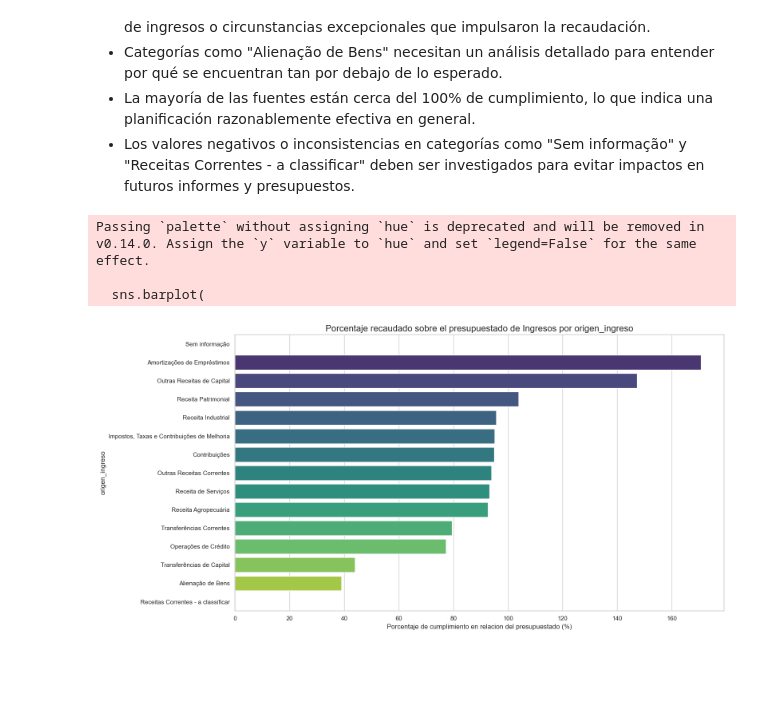
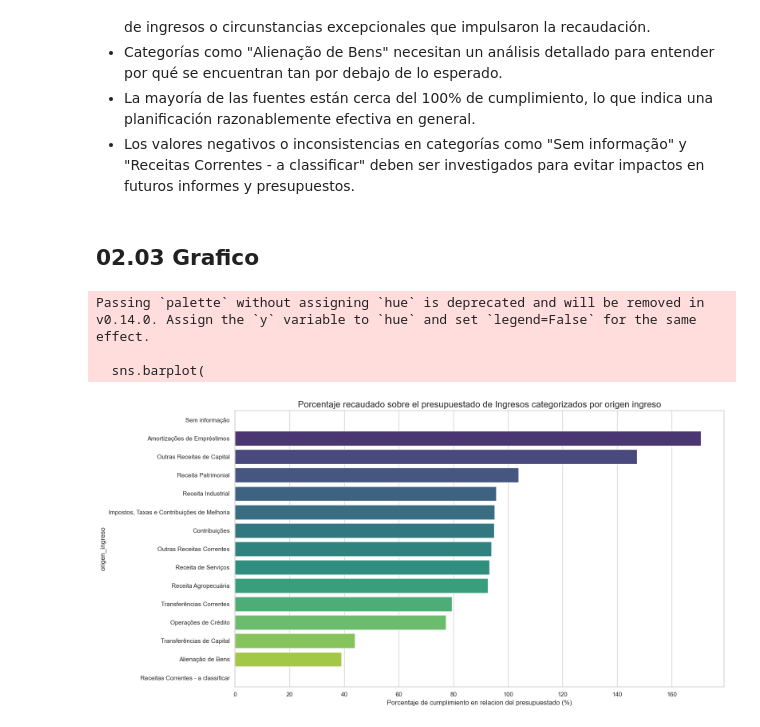
Before and after one commit to aSalomon96/Proyecto2_Ingresos_publicos_BRA, a Jupyter notebook: tratamiento/02_EDAs.ipynb, the cells around one changed output. Cells and saved outputs as stored; diff of their text form; code cells hidden in the pictures; blank space fills up the shorter version.

```diff
--- a/tratamiento/02_EDAs.ipynb
+++ b/tratamiento/02_EDAs.ipynb
@@ -203,29 +203,31 @@ df_cat_econom
 - Categorías como "Alienação de Bens" necesitan un análisis detallado para entender por qué se encuentran tan por debajo de lo esperado.
 - La mayoría de las fuentes están cerca del 100% de cumplimiento, lo que indica una planificación razonablemente efectiva en general.
 - Los valores negativos o inconsistencias en categorías como "Sem informação" y "Receitas Correntes - a classificar" deben ser investigados para evitar impactos en futuros informes y presupuestos.
+# %% [markdown]
+## 02.03 Grafico
 # %%
 # Configurar el estilo de Seaborn
 sns.set_theme(style="whitegrid")
 
 # Crear un gráfico de barras para visualizar el porcentaje realizado por cada organismo
 plt.figure(figsize=(16, 8))
 sns.barplot(
     data=df_cat_econom.sort_values("porcentaje", ascending=False),
     x="porcentaje",
     y="origen_ingreso",
     palette="viridis"
 )
 
 # Agregar etiquetas y título
 plt.xlabel("Porcentaje de cumplimiento en relacion del presupuestado (%)", fontsize=12)
 plt.ylabel("origen_ingreso", fontsize=12)
-plt.title("Porcentaje recaudado sobre el presupuestado de Ingresos por origen_ingreso", fontsize=16)
+plt.title("Porcentaje recaudado sobre el presupuestado de Ingresos categorizados por origen ingreso", fontsize=16)
 plt.tight_layout()
 
 # Mostrar gráfico
 plt.show()
 # %% [output]
 Passing `palette` without assigning `hue` is deprecated and will be removed in v0.14.0. Assign the `y` variable to `hue` and set `legend=False` for the same effect.
 
   sns.barplot(
-[figure, old version]
+[figure, new version]
```
Also changed, not shown: parts of 16 cells of this notebook.
